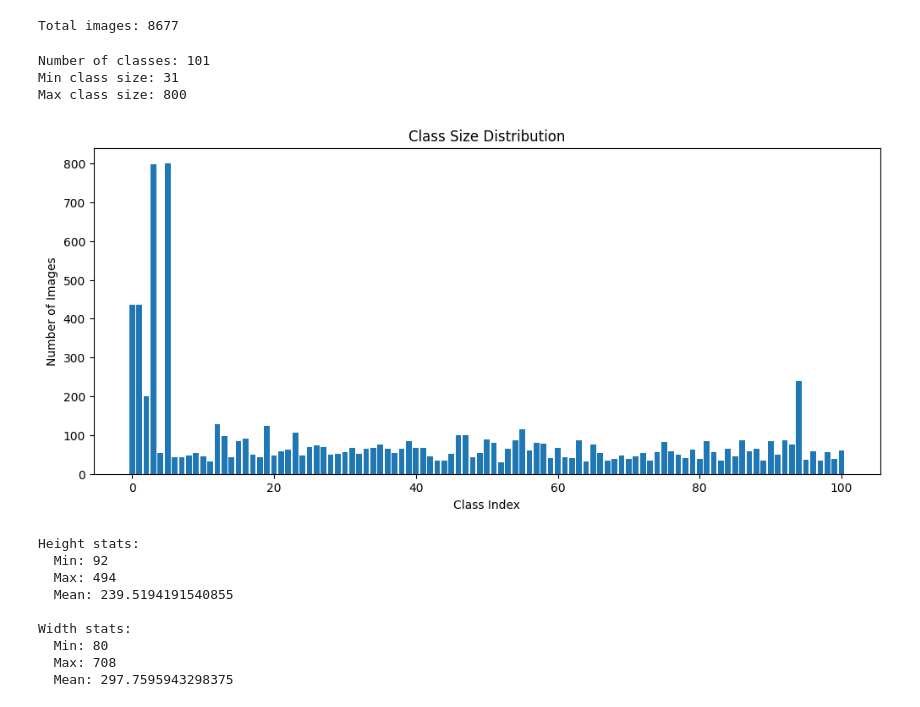
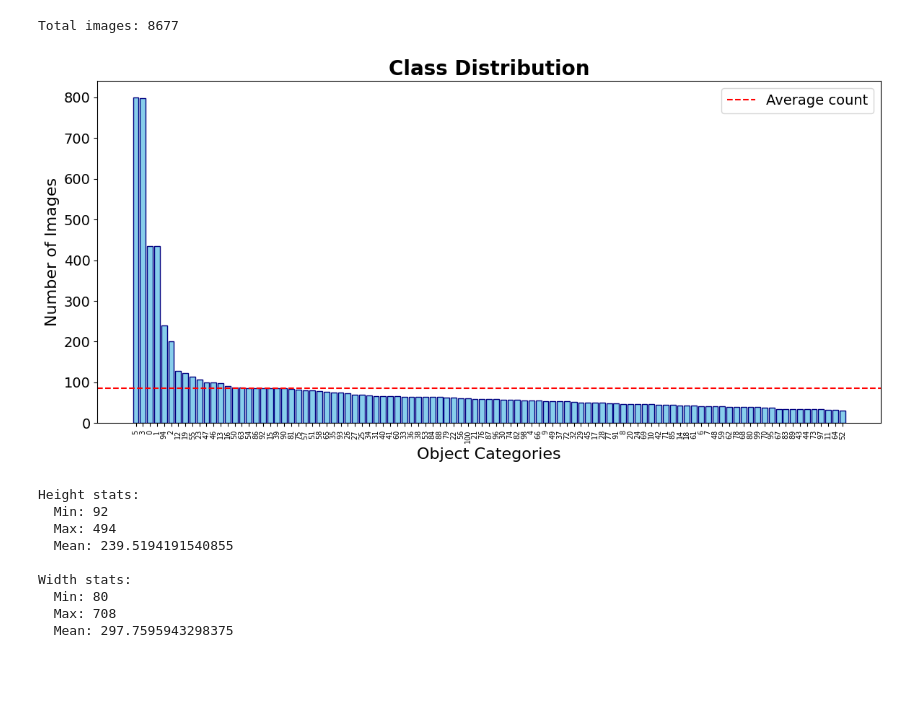
Before and after one commit to k-boateng/AI_In_Medicine_Project_1, a Jupyter notebook: notebooks/00_eda.ipynb, the cells around one changed output. Cells and saved outputs as stored; diff of their text form; code cells hidden in the pictures; blank space fills up the shorter version.

Commit message:
Exploratory Data Analysis Notebook

```diff
--- a/notebooks/00_eda.ipynb
+++ b/notebooks/00_eda.ipynb
@@ -20,6 +20,15 @@ from collections import defaultdict, Counter
 #Data_directory
 ROOT_DIR = "C:/Users/Kwame Boateng/Documents/GitHub/AI_In_Medicine_Project_1/data/caltech-101"
 EXCLUDE = {"BACKGROUND_Google"}
+# %%
+plt.rcParams.update({
+    'font.size': 14,          # Global font size
+    'axes.titlesize': 18,     # Title size
+    'axes.labelsize': 16,     # X and Y label size
+    'xtick.labelsize': 14,    # X axis numbers
+    'ytick.labelsize': 14,    # Y axis numbers
+    'legend.fontsize': 14     # Legend text size
+})
 # %%
 #Load Images and labels
 paths, labels, label2idx = load_image_paths_and_labels(
@@ -30,36 +39,32 @@ paths, labels, label2idx = load_image_paths_and_labels(
 print("Total images:", len(paths))
 # %% [output]
 Total images: 8677
-# %%
-#Class distribution
-root = Path(ROOT_DIR)
-
-class_sizes = defaultdict(int)
-max_class_size = float('-inf')
-min_class_size = float('inf')
-
-
-class_counts = Counter(labels)
-
-print("Number of classes:", len(class_counts))
-print("Min class size:", min(class_counts.values()))
-print("Max class size:", max(class_counts.values()))
-
-
-
-counts = list(class_counts.values())
-
-plt.figure(figsize=(12,5))
-plt.bar(range(len(counts)), counts)
-plt.title("Class Size Distribution")
-plt.xlabel("Class Index")
-plt.ylabel("Number of Images")
-plt.show()
-# %% [output]
-Number of classes: 101
-Min class size: 31
-Max class size: 800
-[figure, removed]
+# %%
+class_counts = Counter(labels)
+sorted_data = class_counts.most_common()
+sorted_classes, sorted_counts = zip(*sorted_data)
+
+plt.figure(figsize=(12, 6))
+
+
+x_pos = range(len(sorted_classes))
+
+plt.bar(x_pos, sorted_counts, color='skyblue', edgecolor='navy', width=0.8)
+
+plt.xticks(x_pos, sorted_classes, rotation=90, fontsize=7)
+
+plt.title("Class Distribution", fontsize=20, fontweight='bold')
+plt.xlabel("Object Categories", fontsize=16)
+plt.ylabel("Number of Images", fontsize=16)
+
+plt.axhline(sum(sorted_counts)/len(sorted_counts), color='red', linestyle='--', label='Average count')
+
+plt.legend()
+plt.tight_layout()
+plt.savefig("class_distribution.png", bbox_inches='tight', dpi=300)
+plt.show()
+# %% [output]
+[figure, added]
 # %%
 #Compute Image Dimensions
 heights = []
```
Also changed, not shown: parts of 4 cells of this notebook.
